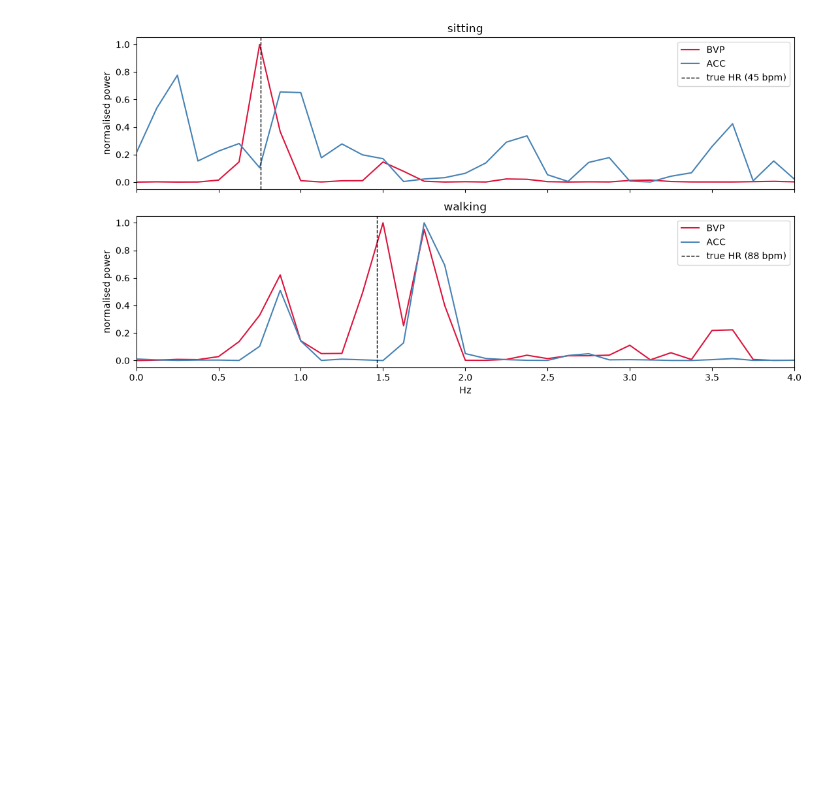
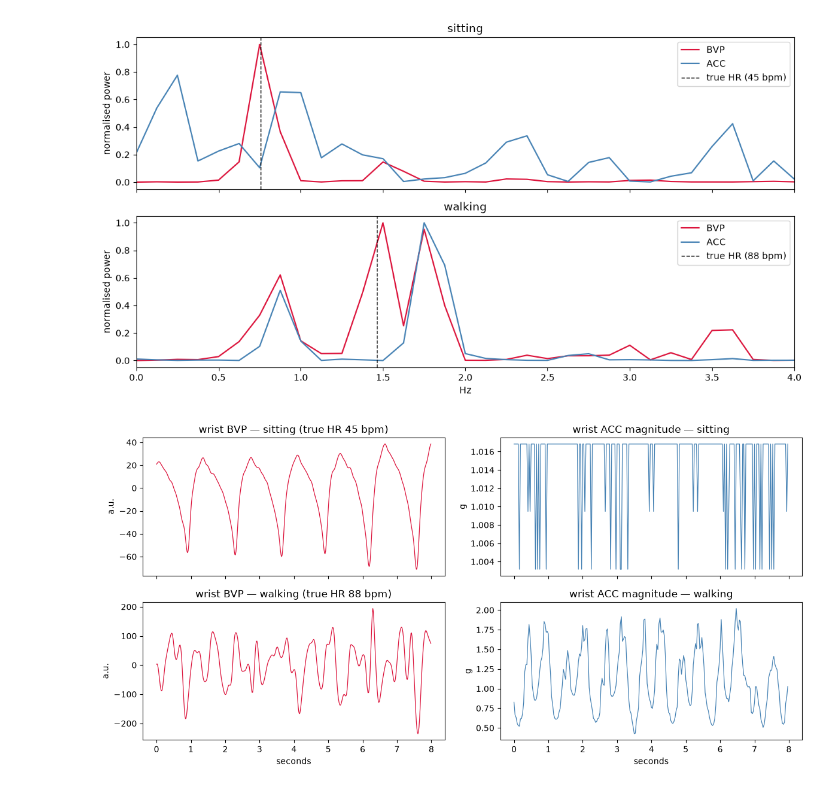
Before and after one commit to shashankJ52/ppg-hr-estimation, a Jupyter notebook: notebooks/01_signal_exploration.ipynb, the cells around one changed output. Saved outputs shown, nothing was run; the diff lists cells and outputs as text; code cells hidden in the pictures; blank space fills up the shorter version.

Commit message:
Add signal and spectra figures

```diff
--- a/notebooks/01_signal_exploration.ipynb
+++ b/notebooks/01_signal_exploration.ipynb
@@ -85,3 +85,37 @@ plt.tight_layout()
 plt.show()
 # %% [output]
 [figure]
+# %%
+from ppghr.io import load_subject, wrist_streams, window_slice, FS_BVP, FS_ACC, FS_ACT, ACTIVITIES, PROJECT_ROOT
+
+FIG = PROJECT_ROOT / "results" / "figures"
+FIG.mkdir(parents=True, exist_ok=True)
+
+s1 = load_subject(1)
+bvp, acc, labels, activity = wrist_streams(s1)
+
+win_act = np.array([
+    (lambda v: -1 if len(v) > 1 else int(v[0]))(np.unique(window_slice(i, activity, FS_ACT)))
+    for i in range(len(labels))
+])
+
+i_sit = np.where(win_act == 1)[0][100]
+i_walk = np.where(win_act == 7)[0][100]
+
+fig, axes = plt.subplots(2, 2, figsize=(12, 6), sharex=True)
+for row, (i, name) in enumerate([(i_sit, "sitting"), (i_walk, "walking")]):
+    b = window_slice(i, bvp, FS_BVP)
+    a_mag = np.linalg.norm(window_slice(i, acc, FS_ACC), axis=1)
+    axes[row, 0].plot(np.arange(len(b)) / FS_BVP, b, lw=0.9, color="crimson")
+    axes[row, 0].set_title(f"wrist BVP — {name} (true HR {labels[i]:.0f} bpm)")
+    axes[row, 0].set_ylabel("a.u.")
+    axes[row, 1].plot(np.arange(len(a_mag)) / FS_ACC, a_mag, lw=0.9, color="steelblue")
+    axes[row, 1].set_title(f"wrist ACC magnitude — {name}")
+    axes[row, 1].set_ylabel("g")
+axes[1, 0].set_xlabel("seconds")
+axes[1, 1].set_xlabel("seconds")
+plt.tight_layout()
+plt.savefig(FIG / "signal_comparison.png", dpi=150)
+plt.show()
+# %% [output]
+[figure, added]
```
Also changed, not shown: parts of 1 cell of this notebook, 5 other files.
